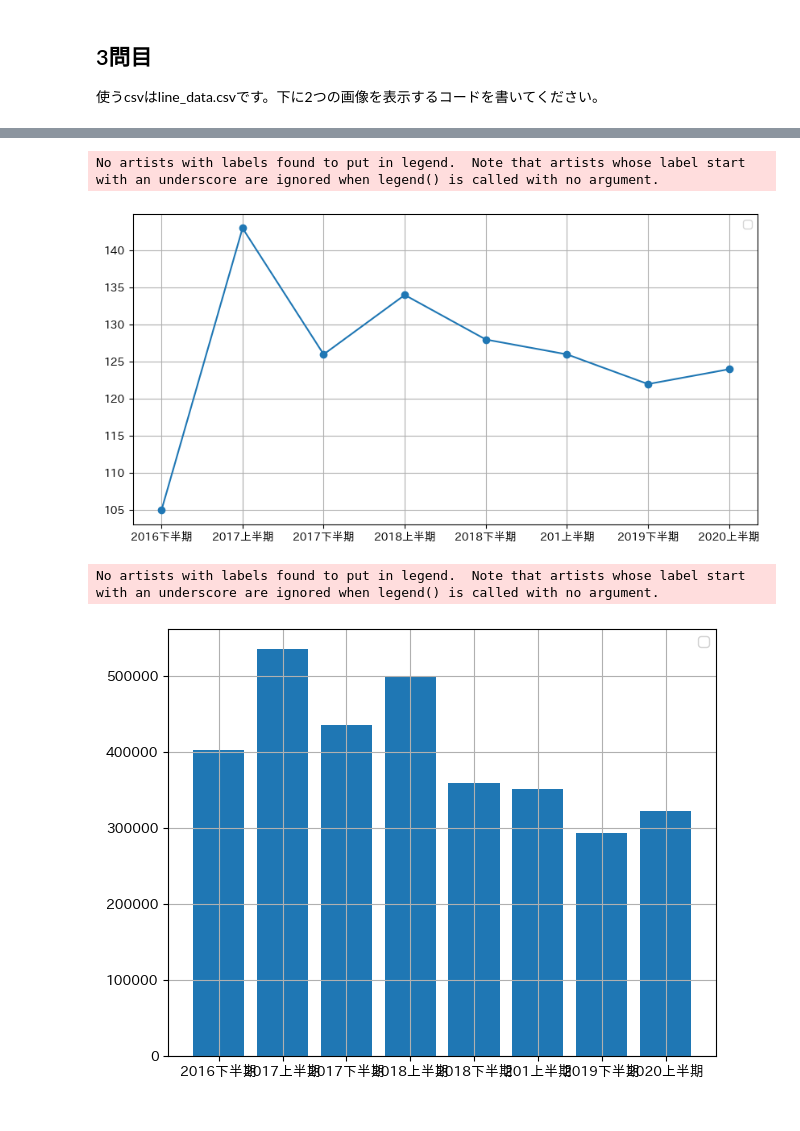
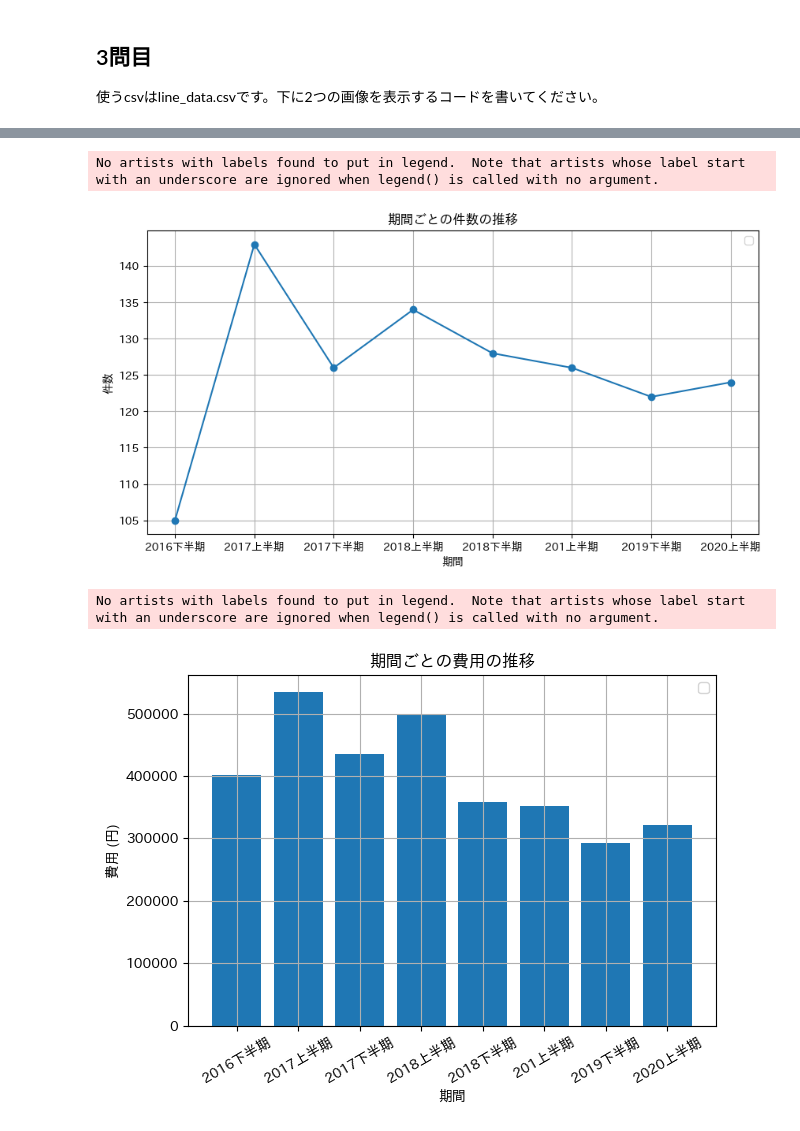
Before and after one commit to SuzukiDaiki-11/BasicPython, a Jupyter notebook: matplotlib_exercise.ipynb, the cells around one changed output, grey strips where cells are left out. Drawn from its saved outputs; the diff is of its cells as text; code cells hidden in the pictures.

```diff
--- a/matplotlib_exercise.ipynb
+++ b/matplotlib_exercise.ipynb
@@ -74,42 +71,40 @@ plt.show()
 # %% [markdown]
 ![問3_2](./imgs/matplotlib/plot_3_2.png)
 # %%
-df = pd.read_csv('data/line_data.csv')
+data = pd.read_csv('data/line_data.csv')
 
 plt.figure(figsize=(10, 5))
-df.set_index('期間', inplace=True)
-data_a = df['件数']
+data.set_index('期間', inplace=True)
+data_a = data['件数']
 plt.plot(data_a, marker='o')
 
-plt.title = ('期間ごとの件数の推移')
+plt.xlabel('期間')
+plt.ylabel('件数')
+plt.title('期間ごとの件数の推移')
 plt.legend()
 plt.grid(True)
 
-plt.xlabel=('期間')
-plt.ylabel=('件数')
-plt.ylim=(105, 140)
-
 plt.show()
 # %% [output]
 No artists with labels found to put in legend.  Note that artists whose label start with an underscore are ignored when legend() is called with no argument.
-[figure, old version]
+[figure, new version]
 # %%
-df = pd.read_csv('data/line_data.csv')
+data = pd.read_csv('data/line_data.csv')
 
-period = df['期間']
-data_b = df['費用']
+period = data['期間']
+data_b = data['費用']
 
 plt.bar(period, data_b)
 
-plt.title=('期間ごとの費用の推移')
+plt.xlabel('期間')
+plt.xticks(rotation = 30)
+plt.ylabel('費用 (円)')
+plt.title('期間ごとの費用の推移')
 plt.legend()
 plt.grid(True)
 
-plt.xlabel=('期間')
-plt.ylabel=('費用 (円)')
-
 plt.tight_layout()
 plt.show()
 # %% [output]
 No artists with labels found to put in legend.  Note that artists whose label start with an underscore are ignored when legend() is called with no argument.
-[figure, old version]
+[figure, new version]
```
Also changed, not shown: parts of 2 cells of this notebook.
